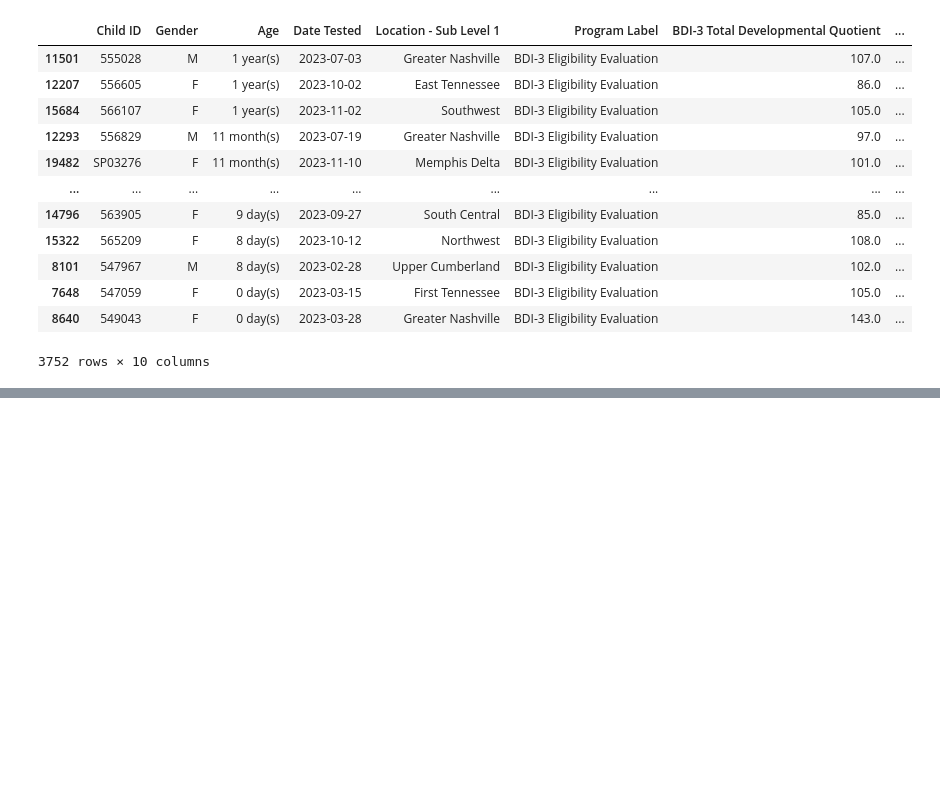
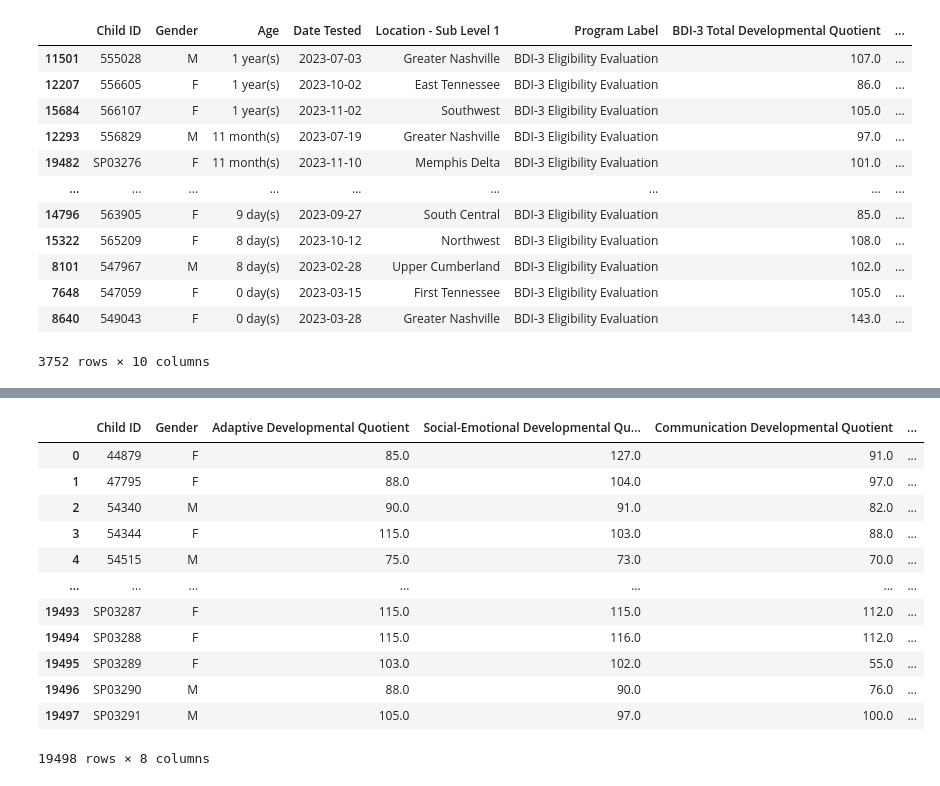
Before and after one commit to NSS-Data-Analytics-Cohort-10/teis-labracoders, a Jupyter notebook: notebooks/eda_2.ipynb, the cells around one changed output, grey strips where cells are left out. Drawn from its saved outputs; the diff is of its cells as text; code cells hidden in the pictures; blank space fills up the shorter version.

```diff
--- a/notebooks/eda_2.ipynb
+++ b/notebooks/eda_2.ipynb
@@ -668,0 +683,3 @@ Name: eligibility, dtype: int64
+# %%
+dq_score_domains=df.iloc[:,[0,1,3,4,8,16,24,32,40]]
+dq_score_domains.info()
@@ -668,0 +703,4 @@ Name: eligibility, dtype: int64
+# %%
+dq_score_domains['Age_num']=round(((dq_score_domains['Date Tested'] - dq_score_domains['Date of Birth']).dt.days) / 365,3)
+
+dq_score_domains['months'] = (dq_score_domains['Age_num'] * 12).apply(int)
@@ -668,0 +718,4 @@ Name: eligibility, dtype: int64
+# %%
+dq_score_domains=dq_score_domains.drop(columns=['Date of Birth','Date Tested','Age_num'])
+# %%
+dq_score_domains['months']=dq_score_domains['months'].astype(str)
@@ -668,0 +734,16 @@ Name: eligibility, dtype: int64
+# %%
+dq_score_domains
+# %% [output]
+|  | Child ID | Gender | Adaptive Developmental Quotient | Social-Emotional Developmental Qu... | Communication Developmental Quotient | ... |
+| 0 | 44879 | F | 85.0 | 127.0 | 91.0 | ... |
+| 1 | 47795 | F | 88.0 | 104.0 | 97.0 | ... |
+| 2 | 54340 | M | 90.0 | 91.0 | 82.0 | ... |
+| 3 | 54344 | F | 115.0 | 103.0 | 88.0 | ... |
+| 4 | 54515 | M | 75.0 | 73.0 | 70.0 | ... |
+| ... | ... | ... | ... | ... | ... | ... |
+| 19493 | SP03287 | F | 115.0 | 115.0 | 112.0 | ... |
+| 19494 | SP03288 | F | 115.0 | 116.0 | 112.0 | ... |
+| 19495 | SP03289 | F | 103.0 | 102.0 | 55.0 | ... |
+| 19496 | SP03290 | M | 88.0 | 90.0 | 76.0 | ... |
+| 19497 | SP03291 | M | 105.0 | 97.0 | 100.0 | ... |
+19498 rows × 8 columns
```
Also changed, not shown: parts of 29 cells of this notebook.
